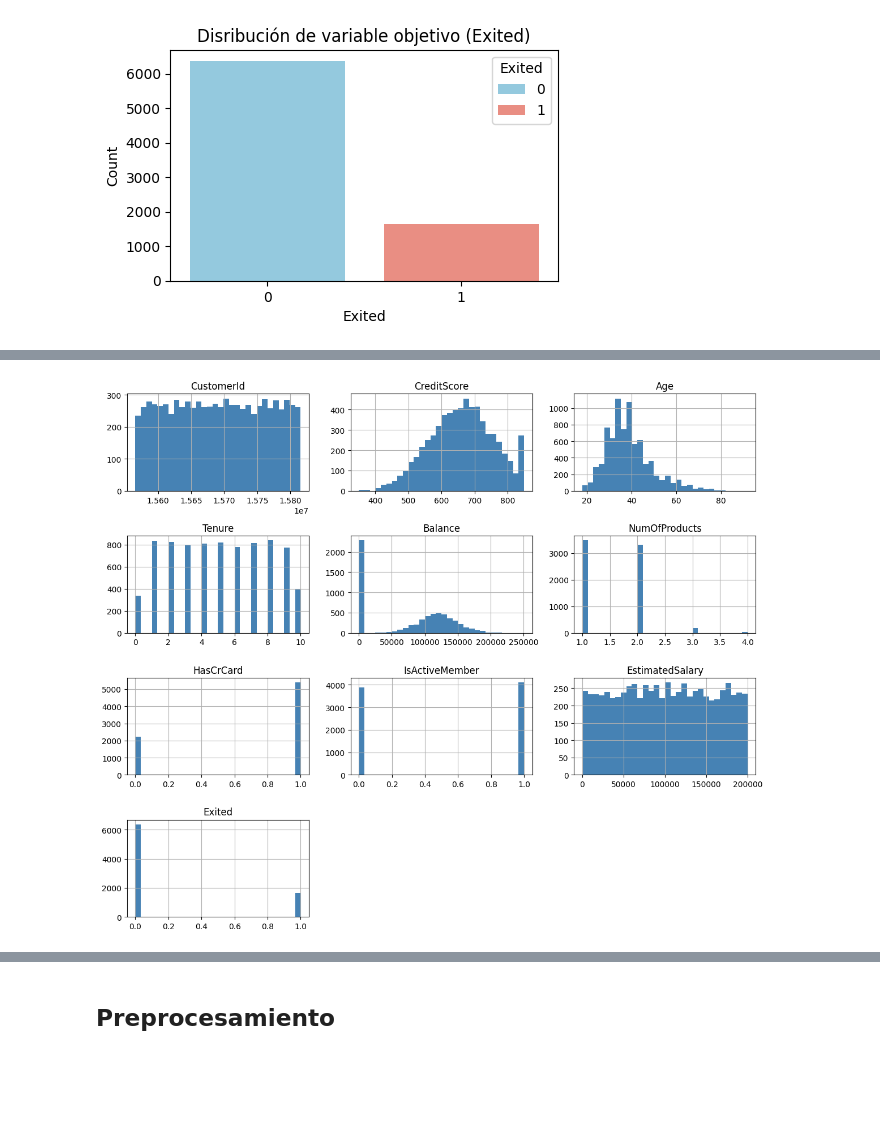
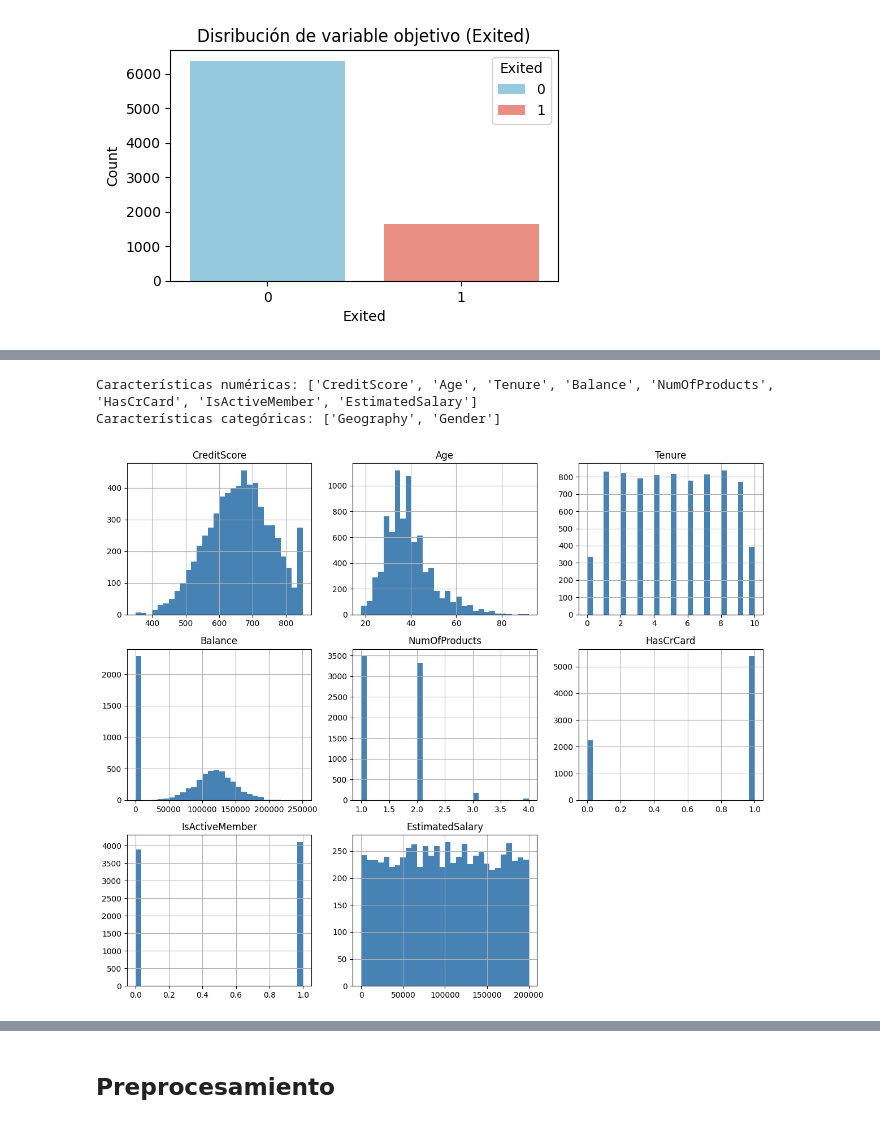
Before and after one commit to Pacatro/client_retention, a Jupyter notebook: client_retention.ipynb, the cells around one changed output, grey strips where cells are left out. Saved outputs shown, nothing was run; the diff lists cells and outputs as text; code cells hidden in the pictures; blank space fills up the shorter version.

Commit message:
Add new plots for data exploration

```diff
--- a/client_retention.ipynb
+++ b/client_retention.ipynb
@@ -121,13 +121,15 @@ plt.show()
 [figure]
 # %%
 # Distibución de CreditScore por Exited
-plt.figure(figsize=(10, 6))
-sns.histplot(data=train_df, x='CreditScore', hue=TARGET, kde=True)
-plt.title(f'Distribución de CreditScore por {TARGET}')
-plt.xlabel('CreditScore')
-plt.ylabel('Frecuencia')
-plt.grid(False)
-plt.show()
+bank_feats = ['CreditScore', 'Balance', 'NumOfProducts', 'HasCrCard', 'EstimatedSalary']
+for col in bank_feats:
+    plt.figure(figsize=(10, 6))
+    sns.histplot(data=train_df, x=col, hue=TARGET, kde=True)
+    plt.title(f'Distribución de {col} por {TARGET}')
+    plt.xlabel(col)
+    plt.ylabel('Frecuencia')
+    plt.grid(False)
+    plt.show()
 
 # Frecuancia de País y Excited
 plt.figure(figsize=(10, 6))
@@ -142,10 +148,23 @@ plt.show()
+# %%
+# Características numéricas
+num_feats = train_df.select_dtypes(include=[np.number]).columns.tolist()
+num_feats = [col for col in num_feats if col not in ['CustomerId', 'Exited']]
+print(f"Características numéricas: {num_feats}")
+
+# Características categóricas
+cat_feats = train_df.select_dtypes(include=[np.object_, 'category']).columns.tolist()
+cat_feats = [col for col in cat_feats if col not in ['Surname']]
+print(f"Características categóricas: {cat_feats}")
+# %% [output]
+Características numéricas: ['CreditScore', 'Age', 'Tenure', 'Balance', 'NumOfProducts', 'HasCrCard', 'IsActiveMember', 'EstimatedSalary']
+Características categóricas: ['Geography', 'Gender']
 # %%
-num_cols = train_df.select_dtypes(include=[np.number]).columns.tolist()
+
 # Histogramas
-train_df[num_cols].hist(figsize=(12,10), bins=30, color='steelblue')
+train_df[num_feats].hist(figsize=(12,10), bins=30, color='steelblue')
 plt.tight_layout()
 plt.show()
 # %% [output]
-[figure, old version]
+[figure, new version]
 # %%
 # Relación entre Exited y variables numéricas
```
Also changed, not shown: parts of 5 cells of this notebook.
